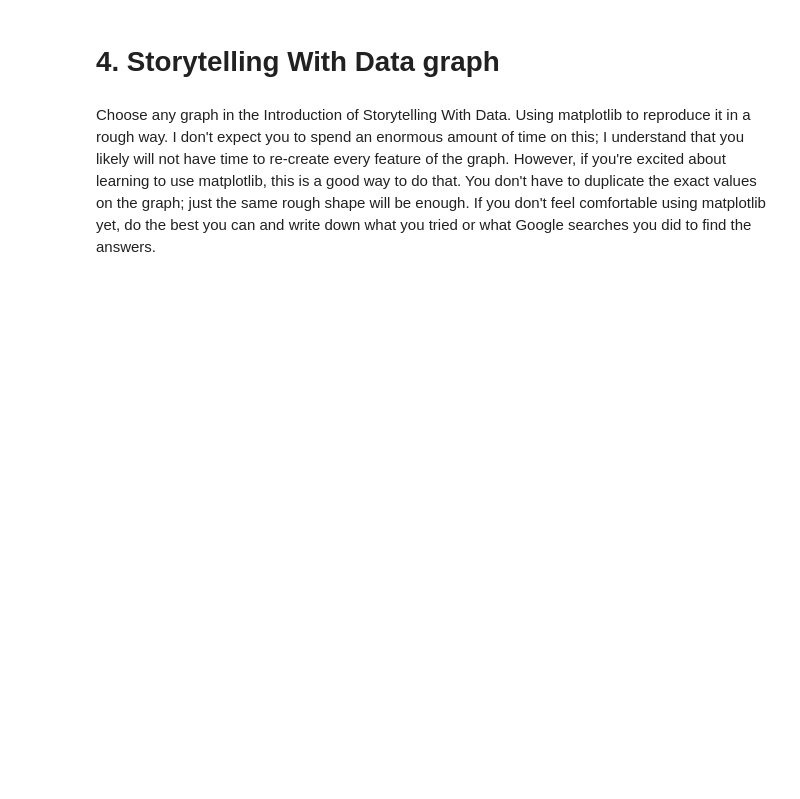
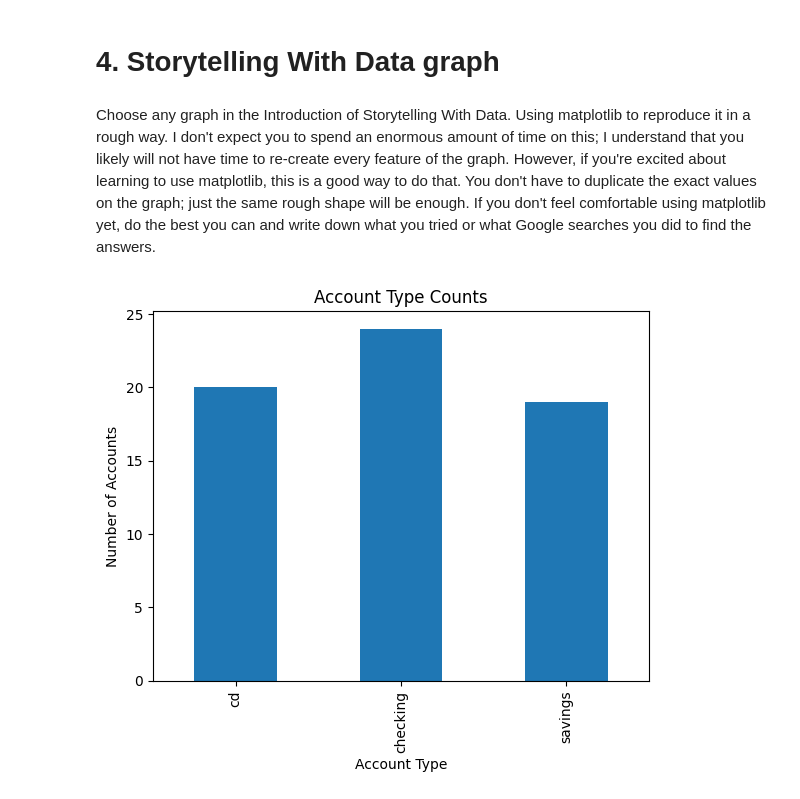
Before and after one commit to carlos00002/DX699_02, a Jupyter notebook: homework/OMDS-ModB2-Week1-Jaime-Carlos.ipynb, the cells around one changed output. Saved outputs shown, nothing was run; the diff lists cells and outputs as text; code cells hidden in the pictures; blank space fills up the shorter version.

```diff
--- a/homework/OMDS-ModB2-Week1-Jaime-Carlos.ipynb
+++ b/homework/OMDS-ModB2-Week1-Jaime-Carlos.ipynb
@@ -381,6 +381,8 @@ df2.iloc[0:5]
 | 7 | 7.0 | 2016-06-18 | 593-49-1249 | 16.0 | 2087-07-24 | savings | 9 | False | False | ... |
 # %% [markdown]
 Now, change the cd, checking, and savings columns into integers.
+# %%
+df2[["cd", "checking", "savings"]] = df2[["cd", "checking", "savings"]].astype(int)
 # %% [markdown]
 10. Are there any other data values that do not seem right?  If not, give an example?
 # %% [markdown]
@@ -420,3 +461,14 @@ ax.set_xlabel("Birth Date") # label the x axis
 # 4. Storytelling With Data graph
 # %% [markdown]
 Choose any graph in the Introduction of Storytelling With Data.  Using matplotlib to reproduce it in a rough way.  I don't expect you to spend an enormous amount of time on this; I understand that you likely will not have time to re-create every feature of the graph.  However, if you're excited about learning to use matplotlib, this is a good way to do that.  You don't have to duplicate the exact values on the graph; just the same rough shape will be enough.  If you don't feel comfortable using matplotlib yet, do the best you can and write down what you tried or what Google searches you did to find the answers.
+# %%
+import matplotlib.pyplot as plt
+
+df2[["cd", "checking", "savings"]].sum().plot(kind="bar")
+
+plt.title("Account Type Counts")
+plt.ylabel("Number of Accounts")
+plt.xlabel("Account Type")
+plt.show()
+# %% [output]
+[figure, added]
```
Also changed, not shown: parts of 4 cells of this notebook.
